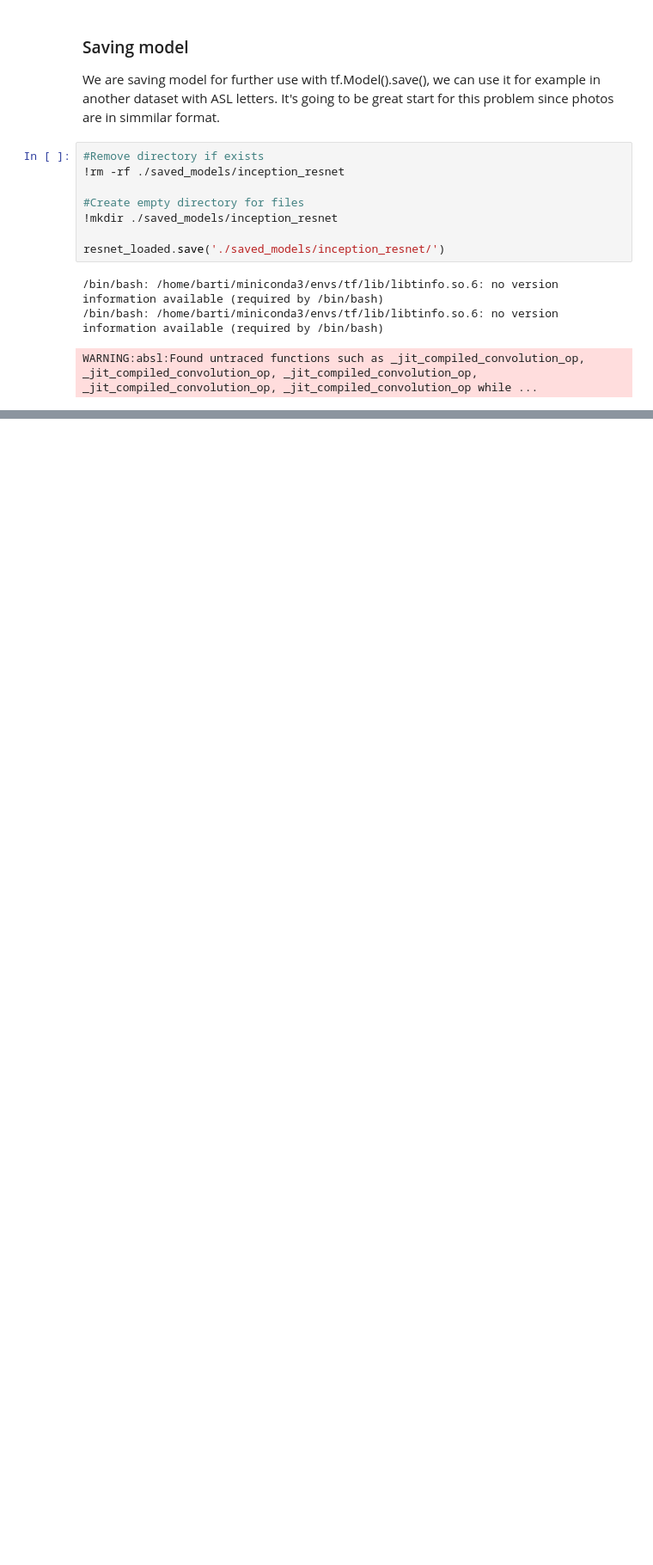
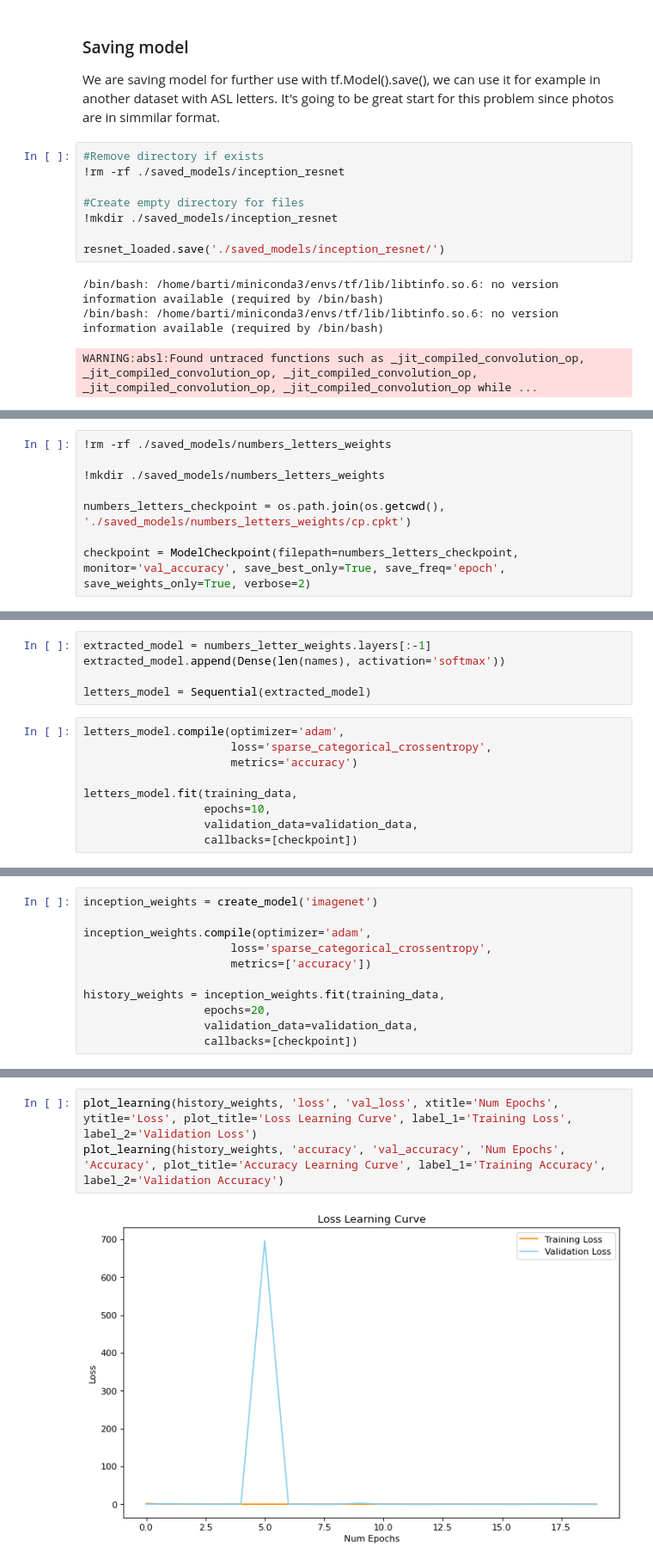
Before and after one commit to bartoszpiechnik25/tenorflow-projects, a Jupyter notebook: numbers_recognition.ipynb, the cells around one changed output, grey strips where cells are left out. Shown at 86% size. Drawn from its saved outputs; the diff is of its cells as text; blank space fills up the shorter version.

Commit message:
100% accuracy ASL numbers

```diff
--- a/numbers_recognition.ipynb
+++ b/numbers_recognition.ipynb
@@ -306,0 +334,8 @@ WARNING:absl:Found untraced functions such as _jit_compiled_convolution_op, _jit
+# %%
+!rm -rf ./saved_models/numbers_letters_weights
+
+!mkdir ./saved_models/numbers_letters_weights
+
+numbers_letters_checkpoint = os.path.join(os.getcwd(), './saved_models/numbers_letters_weights/cp.cpkt')
+
+checkpoint = ModelCheckpoint(filepath=numbers_letters_checkpoint, monitor='val_accuracy', save_best_only=True, save_freq='epoch', save_weights_only=True, verbose=2)
@@ -306,0 +345,14 @@ WARNING:absl:Found untraced functions such as _jit_compiled_convolution_op, _jit
+# %%
+extracted_model = numbers_letter_weights.layers[:-1]
+extracted_model.append(Dense(len(names), activation='softmax'))
+
+letters_model = Sequential(extracted_model)
+# %%
+letters_model.compile(optimizer='adam',
+                      loss='sparse_categorical_crossentropy',
+                      metrics='accuracy')
+
+letters_model.fit(training_data,
+                  epochs=10,
+                  validation_data=validation_data,
+                  callbacks=[checkpoint])
@@ -306,0 +387,11 @@ WARNING:absl:Found untraced functions such as _jit_compiled_convolution_op, _jit
+# %%
+inception_weights = create_model('imagenet')
+
+inception_weights.compile(optimizer='adam',
+                      loss='sparse_categorical_crossentropy',
+                      metrics=['accuracy'])
+
+history_weights = inception_weights.fit(training_data,
+                  epochs=20,
+                  validation_data=validation_data,
+                  callbacks=[checkpoint])
@@ -306,0 +416,5 @@ WARNING:absl:Found untraced functions such as _jit_compiled_convolution_op, _jit
+# %%
+plot_learning(history_weights, 'loss', 'val_loss', xtitle='Num Epochs', ytitle='Loss', plot_title='Loss Learning Curve', label_1='Training Loss', label_2='Validation Loss')
+plot_learning(history_weights, 'accuracy', 'val_accuracy', 'Num Epochs', 'Accuracy', plot_title='Accuracy Learning Curve', label_1='Training Accuracy', label_2='Validation Accuracy')
+# %% [output]
+[figure, added]
```
Also changed, not shown: parts of 19 cells of this notebook, 1 other file.
